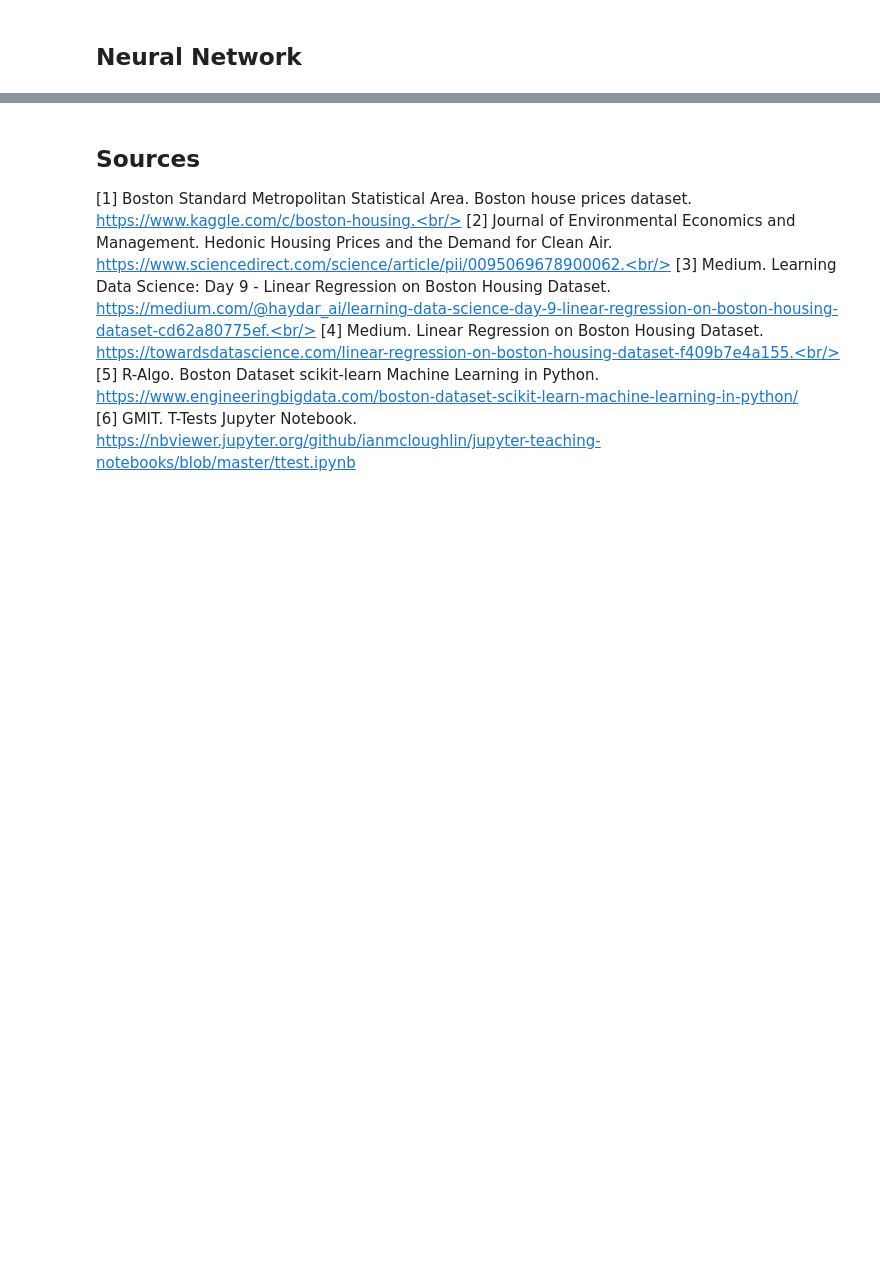
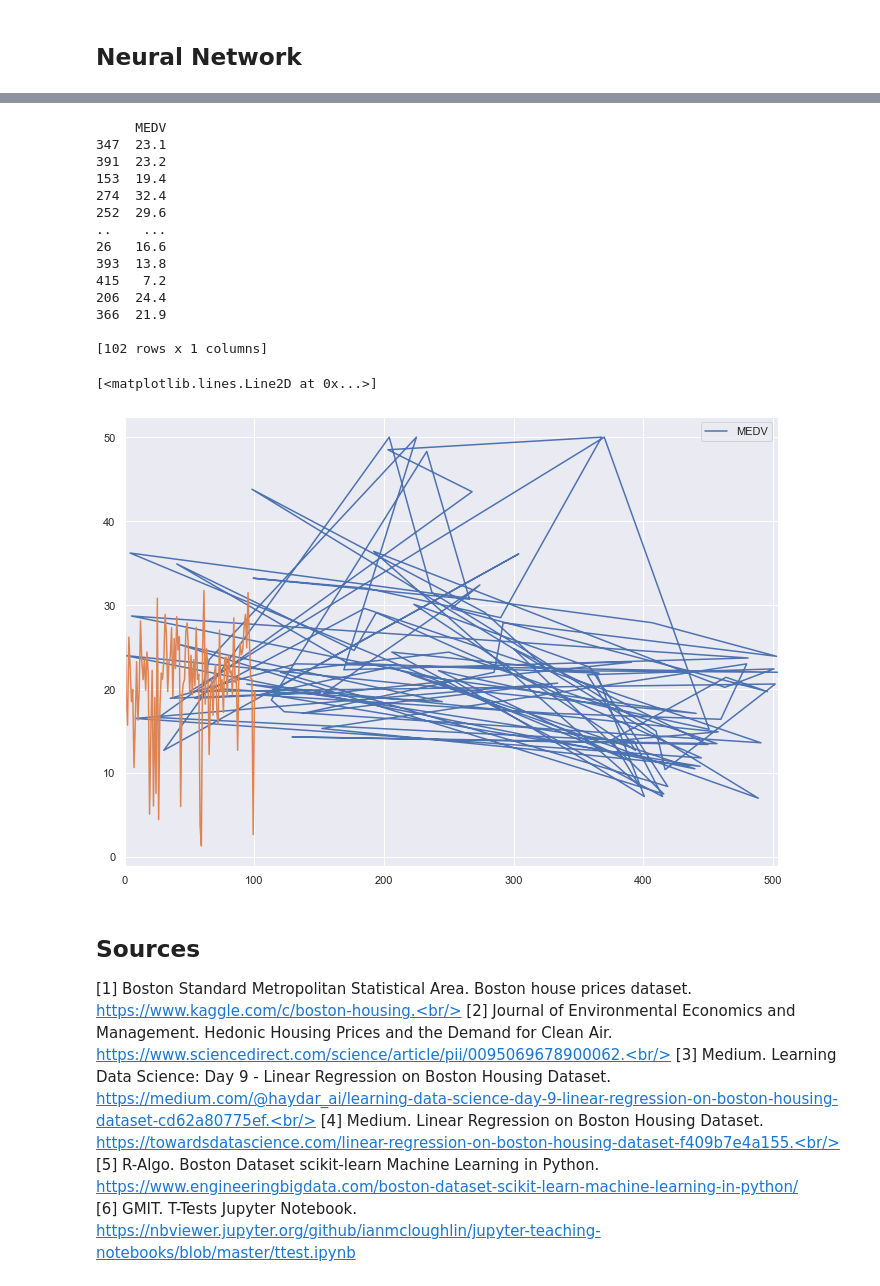
Before and after one commit to grace-burke/Machine-Learning-2019, a Jupyter notebook: BostonDataset.ipynb, the cells around one changed output, grey strips where cells are left out. Drawn from its saved outputs; the diff is of its cells as text; code cells hidden in the pictures; blank space fills up the shorter version.

Commit message:
Experimentation with training of model

```diff
--- a/BostonDataset.ipynb
+++ b/BostonDataset.ipynb
@@ -323,13 +256,14 @@ Outputs
 # Start a neural network, building it by layers.
 model = kr.models.Sequential()
 
-# Add a hidden layer with x neurons and an input layer with 13.
-model.add(kr.layers.Dense(30, activation='relu', input_dim=13))
-# Add a 1 neuron output layer.
+# Add neurons.
+model.add(kr.layers.Dense(30, input_dim=13, activation='linear'))
+model.add(kr.layers.Dense(30, activation='linear'))
+model.add(kr.layers.Dense(30, activation='linear'))
 model.add(kr.layers.Dense(1, activation='linear'))
 
 # Build the graph.
-model.compile(loss='mean_squared_error', optimizer='sgd')
+model.compile(loss='mean_squared_error', optimizer='adam')
 # %%
 # Split
 
@@ -360,5 +273,5 @@ array([[-191.25461]], dtype=float32)
 # Train
 
 # Train the neural network.
-model.fit(Inputs_Train, Outputs_Train, epochs=100, batch_size=100)
+model.fit(Inputs_Train, Outputs_Train, epochs=2000, batch_size=100)
 # %% [output]
@@ -416,3 +323,24 @@ model.evaluate(Inputs_Test, Outputs_Test)
+# %%
+print(Outputs_Test)
+Outputs_Test.plot(y='MEDV')
+plt.plot(Predictions)
+# %% [output]
+     MEDV
+347  23.1
+391  23.2
+153  19.4
+274  32.4
+252  29.6
+..    ...
+26   16.6
+393  13.8
+415   7.2
+206  24.4
+366  21.9
+
+[102 rows x 1 columns]
+[<matplotlib.lines.Line2D at 0x...>]
+[figure, added]
 # %% [markdown]
 ## Sources ##
 [1] Boston Standard Metropolitan Statistical Area. Boston house prices dataset.<br/>
```
Also changed, not shown: parts of 14 cells of this notebook.
